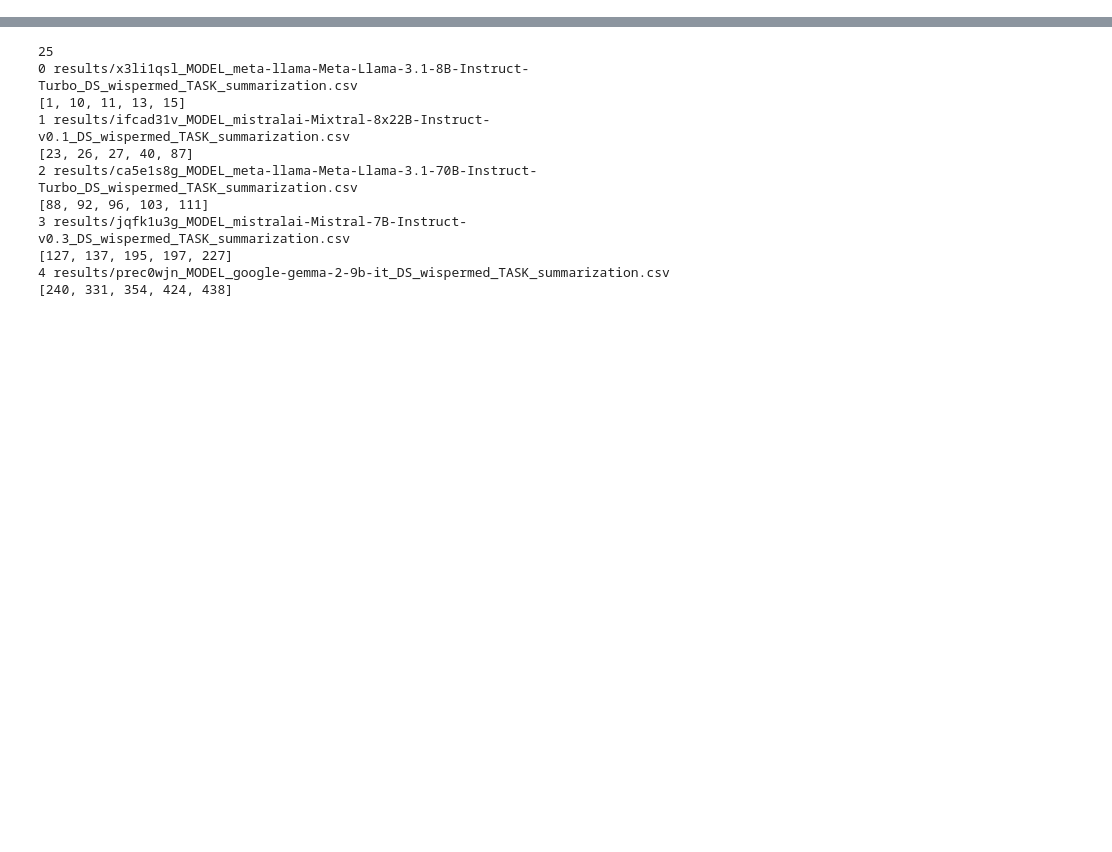
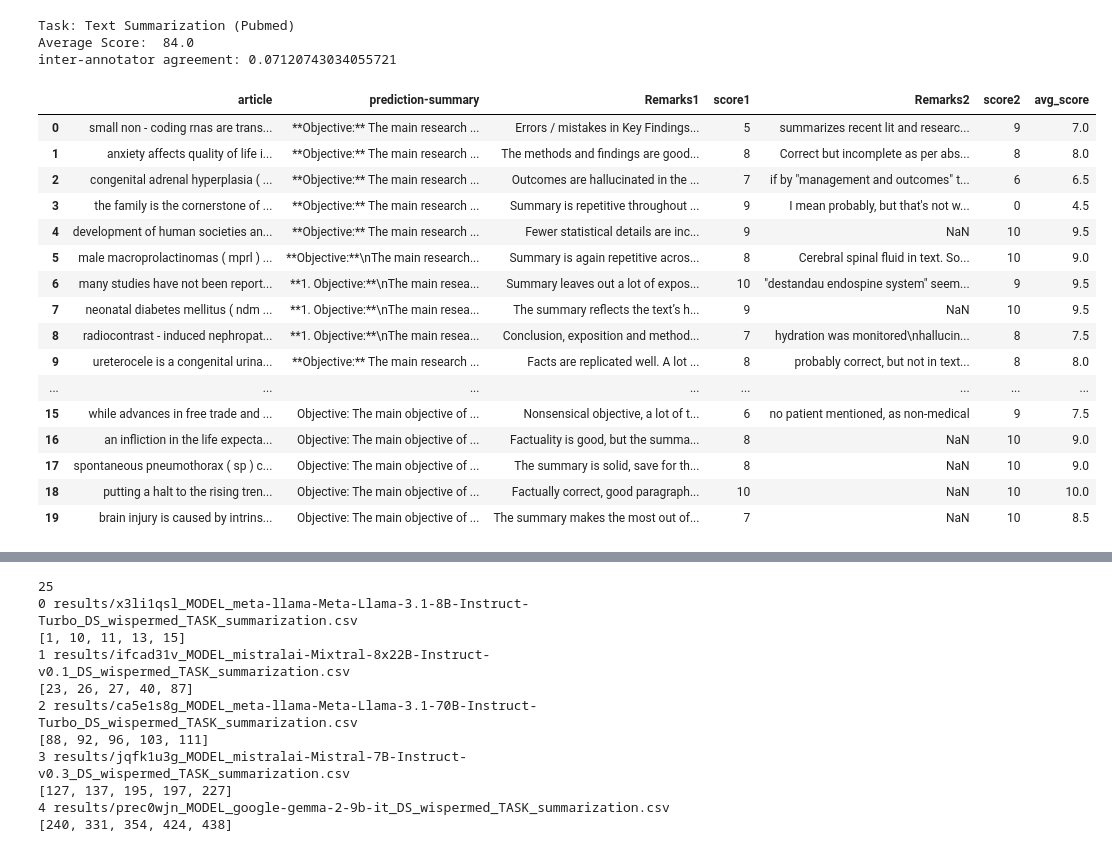
Before and after one commit to jvladika/FActBench, a Jupyter notebook: human-evaluation.ipynb, the cells around one changed output, grey strips where cells are left out. Saved outputs shown, nothing was run; the diff lists cells and outputs as text; code cells hidden in the pictures; blank space fills up the shorter version.

```diff
--- a/human-evaluation.ipynb
+++ b/human-evaluation.ipynb
@@ -8,0 +139,42 @@ len(runs)
+# %%
+import pandas as pd
+import numpy as np
+
+print ("Task: Text Summarization (Pubmed)")
+path_1 = "/Users/anumafzal/PycharmProjects/FactSumm/results/human-eval-results/pubmed_human_eval_filled.xlsx"
+path_2 = "/Users/anumafzal/PycharmProjects/FactSumm/results/human-eval-results/pubmed_human_eval_Alexandre_Mercier.xlsx"
+df1 = pd.read_excel(path_1)[[ "article", "prediction-summary", "Remarks (Optional)", "Factual Correctness [1-10]"]]
+df1.columns = [ "article", "prediction-summary", "Remarks1", "score1"]
+df2 = pd.read_excel(path_2)[["Remarks (Optional)", "Factual Correctness [1-10]"]]
+df2.columns = ["Remarks2", "score2"]
+
+df = pd.concat([df1, df2], axis=1)
+df['avg_score'] = (df['score1'] + df['score2'])/2
+
+print ("Average Score: ", np.mean(df['avg_score']*10))
+y1 = [int(rating) for rating in list(df['score1'])]
+y2 = [int(rating) for rating in list(df['score2'])]
+
+print (f"inter-annotator agreement: {cohen_kappa_score(y1, y2)}")
+df
+# %% [output]
+Task: Text Summarization (Pubmed)
+Average Score:  84.0
+inter-annotator agreement: 0.07120743034055721
+|  | article | prediction-summary | Remarks1 | score1 | Remarks2 | score2 | avg_score |
+| 0 | small non - coding rnas are trans... | **Objective:** The main research ... | Errors / mistakes in Key Findings... | 5 | summarizes recent lit and researc... | 9 | 7.0 |
+| 1 | anxiety affects quality of life i... | **Objective:** The main research ... | The methods and findings are good... | 8 | Correct but incomplete as per abs... | 8 | 8.0 |
+| 2 | congenital adrenal hyperplasia ( ... | **Objective:** The main research ... | Outcomes are hallucinated in the ... | 7 | if by "management and outcomes" t... | 6 | 6.5 |
+| 3 | the family is the cornerstone of ... | **Objective:** The main research ... | Summary is repetitive throughout ... | 9 | I mean probably, but that's not w... | 0 | 4.5 |
+| 4 | development of human societies an... | **Objective:** The main research ... | Fewer statistical details are inc... | 9 | NaN | 10 | 9.5 |
+| 5 | male macroprolactinomas ( mprl ) ... | **Objective:**\nThe main research... | Summary is again repetitive acros... | 8 | Cerebral spinal fluid in text. So... | 10 | 9.0 |
+| 6 | many studies have not been report... | **1. Objective:**\nThe main resea... | Summary leaves out a lot of expos... | 10 | "destandau endospine system" seem... | 9 | 9.5 |
+| 7 | neonatal diabetes mellitus ( ndm ... | **1. Objective:**\nThe main resea... | The summary reflects the text’s h... | 9 | NaN | 10 | 9.5 |
+| 8 | radiocontrast - induced nephropat... | **1. Objective:**\nThe main resea... | Conclusion, exposition and method... | 7 | hydration was monitored\nhallucin... | 8 | 7.5 |
+| 9 | ureterocele is a congenital urina... | **Objective:** The main research ... | Facts are replicated well. A lot ... | 8 | probably correct, but not in text... | 8 | 8.0 |
+| ... | ... | ... | ... | ... | ... | ... | ... |
+| 15 | while advances in free trade and ... | Objective: The main objective of ... | Nonsensical objective, a lot of t... | 6 | no patient mentioned, as non-medical | 9 | 7.5 |
+| 16 | an infliction in the life expecta... | Objective: The main objective of ... | Factuality is good, but the summa... | 8 | NaN | 10 | 9.0 |
+| 17 | spontaneous pneumothorax ( sp ) c... | Objective: The main objective of ... | The summary is solid, save for th... | 8 | NaN | 10 | 9.0 |
+| 18 | putting a halt to the rising tren... | Objective: The main objective of ... | Factually correct, good paragraph... | 10 | NaN | 10 | 10.0 |
+| 19 | brain injury is caused by intrins... | Objective: The main objective of ... | The summary makes the most out of... | 7 | NaN | 10 | 8.5 |
```
Also changed, not shown: parts of 10 cells of this notebook, 28 other files.
